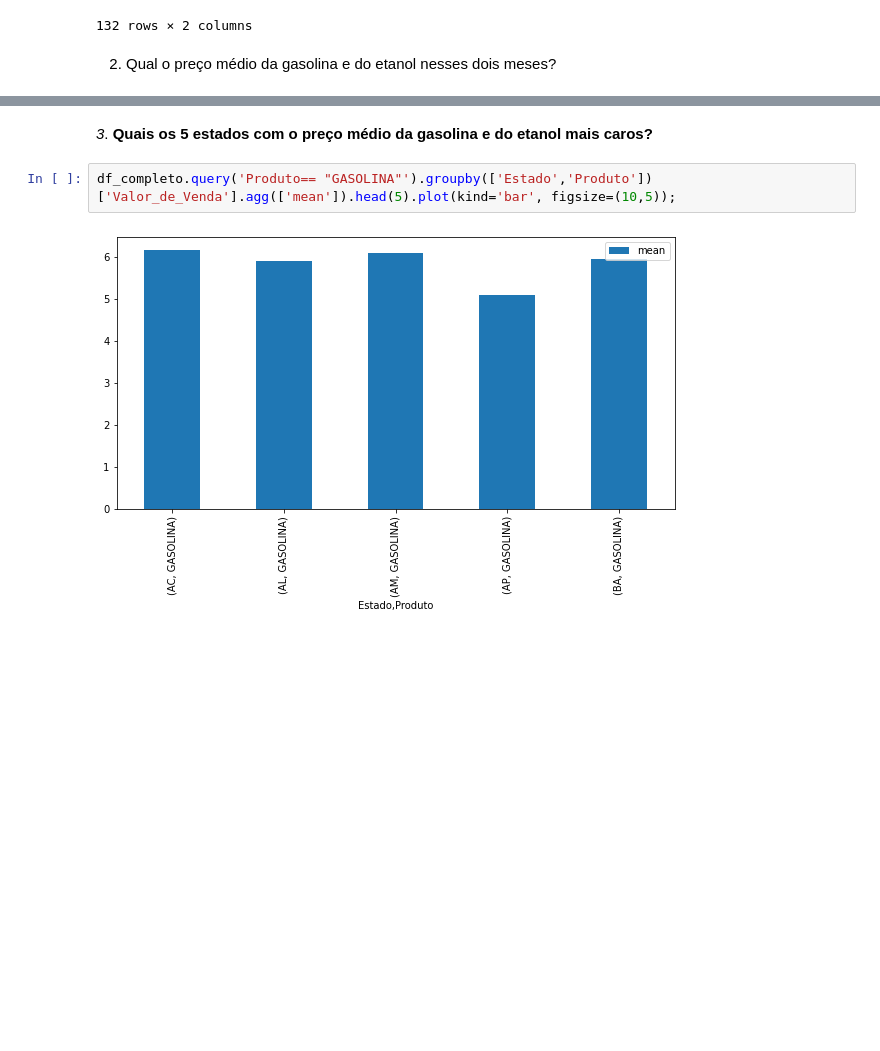
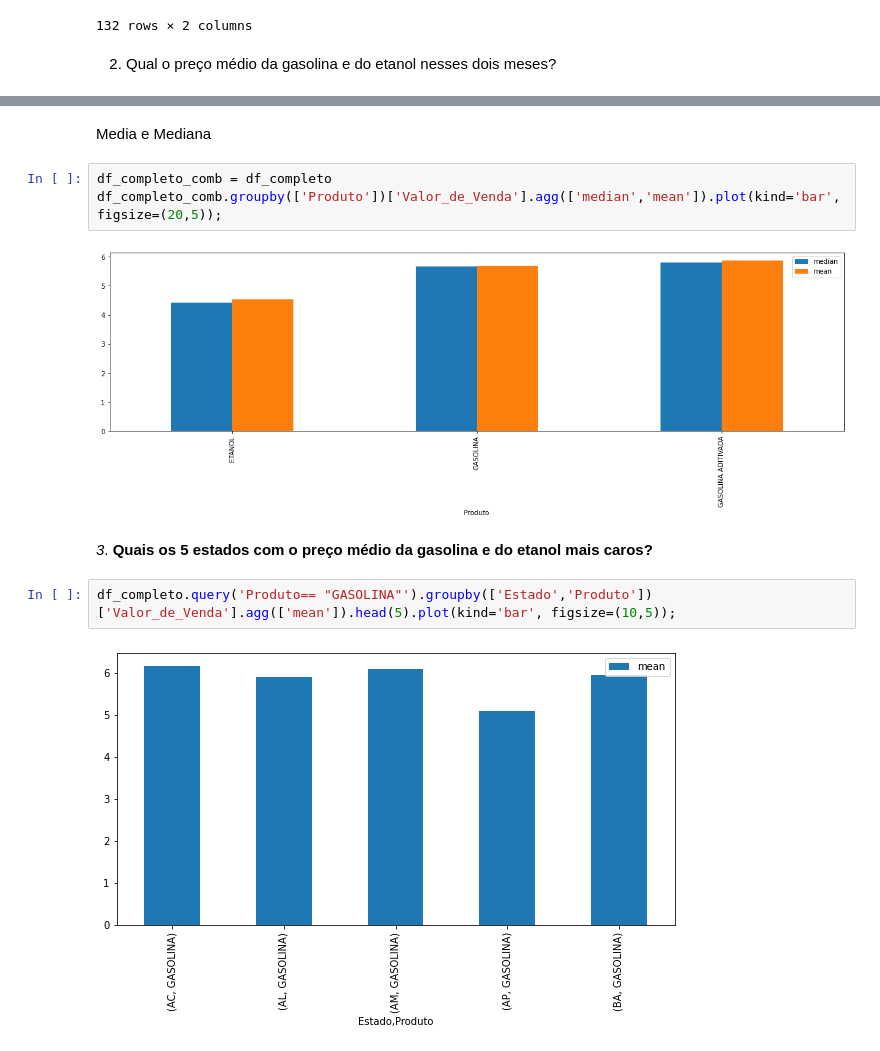
Before and after one commit to gustavovarella/Projeto_m4, a Jupyter notebook: PROJETO_M4.ipynb, the cells around one changed output, grey strips where cells are left out. Cells and saved outputs as stored; diff of their text form; blank space fills up the shorter version.

```diff
--- a/PROJETO_M4.ipynb
+++ b/PROJETO_M4.ipynb
@@ -374,4 +369,11 @@ df_combustivel.groupby(['Produto'])['Valor de Venda'].agg(['mean']).plot(kind='b
 [figure]
+# %% [markdown]
+Media e Mediana
+# %%
+df_completo_comb = df_completo
+df_completo_comb.groupby(['Produto'])['Valor_de_Venda'].agg(['median','mean']).plot(kind='bar', figsize=(20,5));
+# %% [output]
+[figure, added]
 # %% [markdown]
 *3*. **Quais os 5 estados com o preço médio da gasolina e do etanol mais caros?**
 # %%
```
Also changed, not shown: parts of 11 cells of this notebook.
